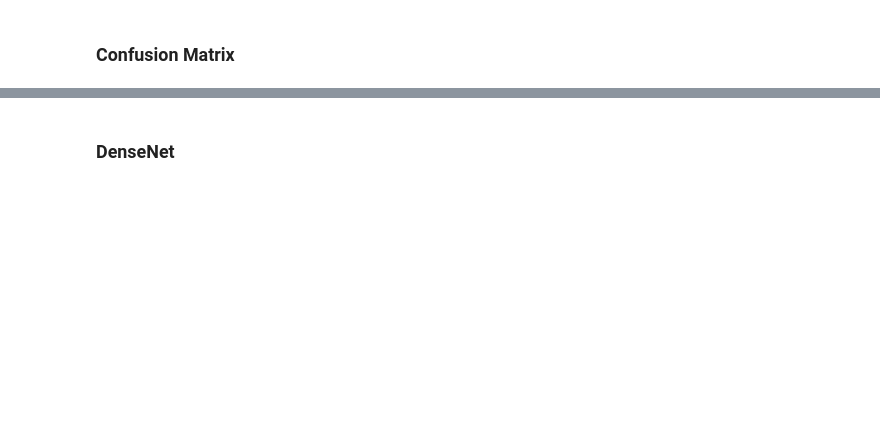
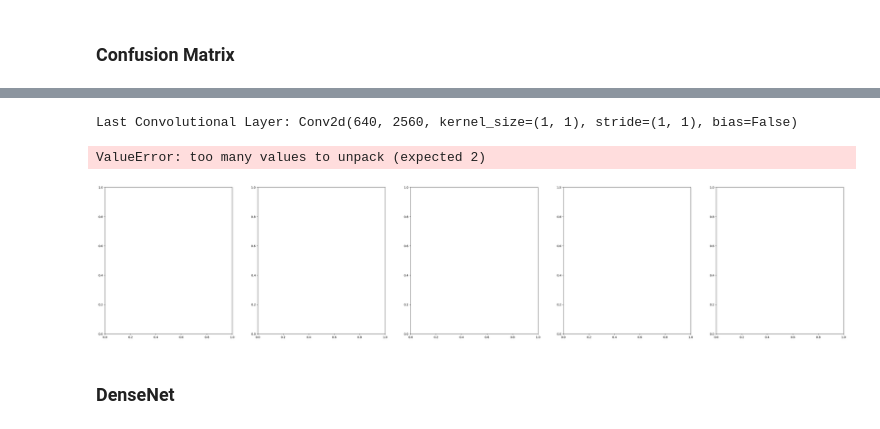
Before and after one commit to maurilaparva/diabetic_retinopathy_classification, a Jupyter notebook: training_pipeline.ipynb, the cells around one changed output, grey strips where cells are left out. Saved outputs shown, nothing was run; the diff lists cells and outputs as text; code cells hidden in the pictures; blank space fills up the shorter version.

Commit message:
Grad-CAM (not working yet)

```diff
--- a/training_pipeline.ipynb
+++ b/training_pipeline.ipynb
@@ -534,3 +599,36 @@ cm_normalized = plot_confusion_matrix(true_labels, predicted_labels, 'EfficientN
+# %%
+def get_last_conv_layer(model):
+    last_conv = None
+    for name, module in model.named_modules():
+        if isinstance(module, torch.nn.Conv2d):
+            last_conv = module
+    return last_conv
+
+last_conv_layer = get_last_conv_layer(model)
+print("Last Convolutional Layer:", last_conv_layer)
+# %% [output]
+Last Convolutional Layer: Conv2d(640, 2560, kernel_size=(1, 1), stride=(1, 1), bias=False)
+# %%
+import random
+
+no_dr_images = glob.glob(train_image_path + '/*.png')
+mild_dr_images = glob.glob(train_image_path + '/*.png')
+moderate_dr_images = glob.glob(train_image_path + '/*.png')
+severe_dr_images = glob.glob(train_image_path + '/*.png')
+proliferative_dr_images = glob.glob(train_image_path + '/*.png')
+
+random_images = random.sample(no_dr_images, 5)
+
+# target layer is the last convolution layer
+target_layers = [model.features[-1]]
+
+# Intialize gradcam
+cam = GradCAM(model=model, target_layers=target_layers)
+
+visualize_gradcam(model, cam, random_images, transform)
+# %% [output]
+ValueError: too many values to unpack (expected 2)
+[figure, added]
 # %% [markdown]
 ### DenseNet
 # %%
```
Also changed, not shown: parts of 13 cells of this notebook.
